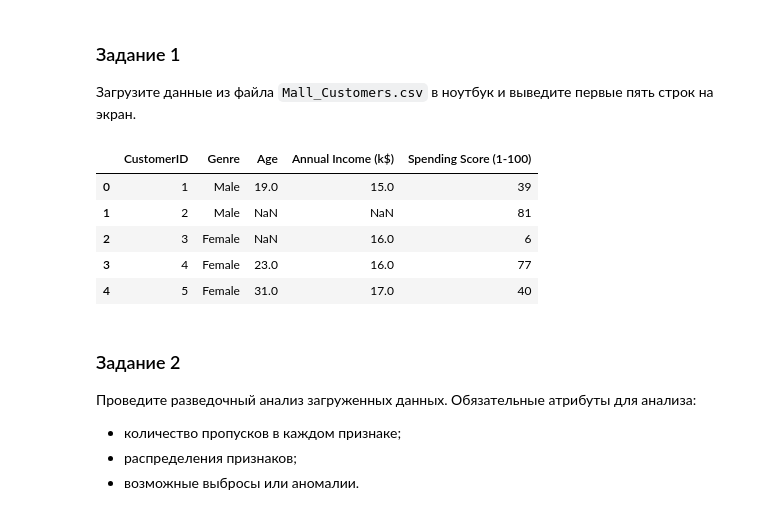
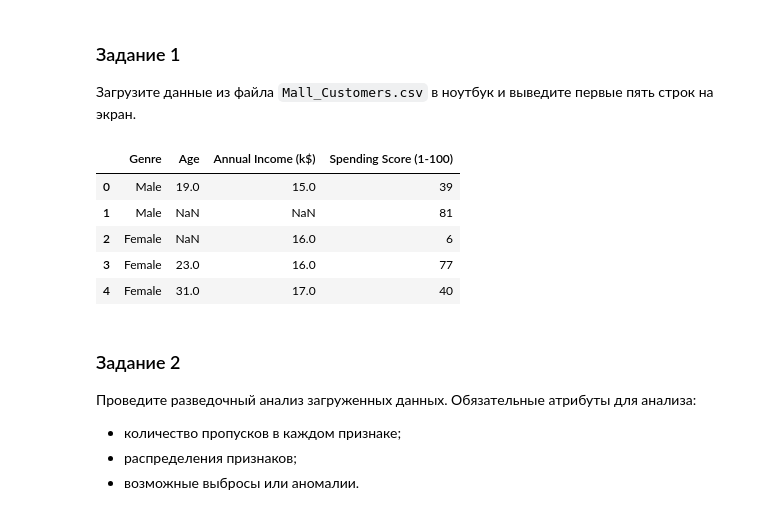
Before and after one commit to ulis891/ML, a Jupyter notebook: HW_6.ipynb, the cells around one changed output. Drawn from its saved outputs; the diff is of its cells as text; code cells hidden in the pictures.

```diff
--- a/HW_6.ipynb
+++ b/HW_6.ipynb
@@ -19,15 +19,15 @@
 # %%
 import pandas as pd
 
-df = pd.read_csv('Mall_Customers.csv')
+df = pd.read_csv('Mall_Customers.csv').drop('CustomerID', axis=1)
 df.head()
 # %% [output]
-|  | CustomerID | Genre | Age | Annual Income (k$) | Spending Score (1-100) |
-| 0 | 1 | Male | 19.0 | 15.0 | 39 |
-| 1 | 2 | Male | NaN | NaN | 81 |
-| 2 | 3 | Female | NaN | 16.0 | 6 |
-| 3 | 4 | Female | 23.0 | 16.0 | 77 |
-| 4 | 5 | Female | 31.0 | 17.0 | 40 |
+|  | Genre | Age | Annual Income (k$) | Spending Score (1-100) |
+| 0 | Male | 19.0 | 15.0 | 39 |
+| 1 | Male | NaN | NaN | 81 |
+| 2 | Female | NaN | 16.0 | 6 |
+| 3 | Female | 23.0 | 16.0 | 77 |
+| 4 | Female | 31.0 | 17.0 | 40 |
 # %% [markdown]
 ### Задание 2
 
```
Also changed, not shown: parts of 9 cells of this notebook.
